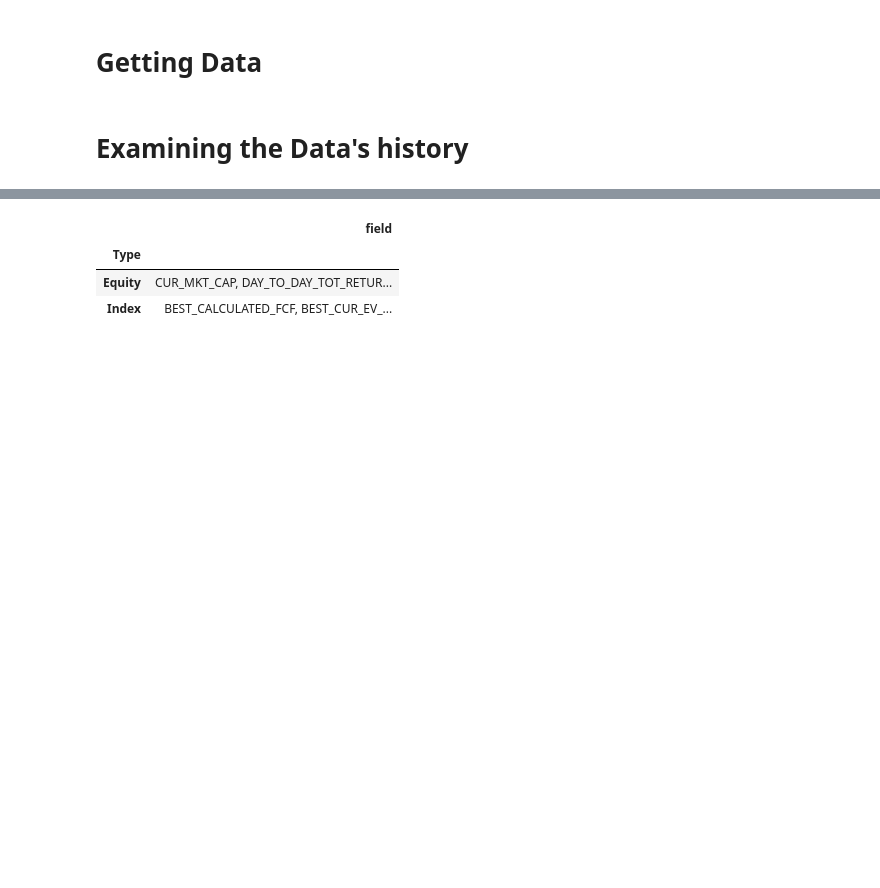
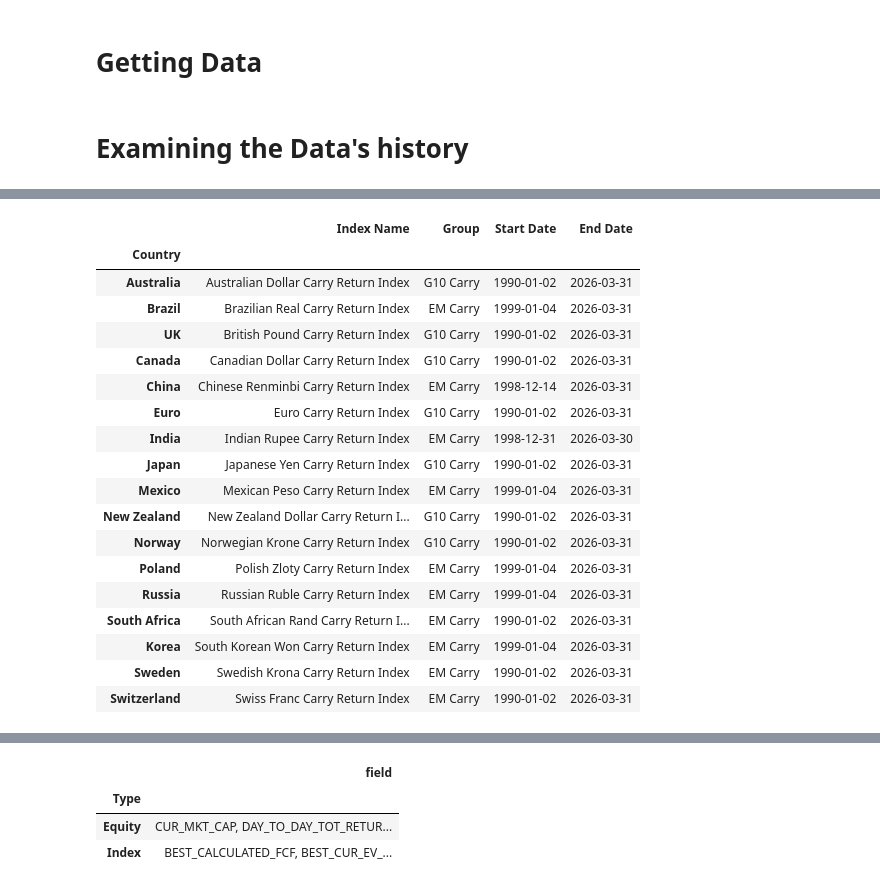
Before and after one commit to diegodalvarez/FXEquitySpillover, a Jupyter notebook: notebook/0DataComparison.ipynb, the cells around one changed output, grey strips where cells are left out. Drawn from its saved outputs; the diff is of its cells as text; code cells hidden in the pictures; blank space fills up the shorter version.

```diff
--- a/notebook/0DataComparison.ipynb
+++ b/notebook/0DataComparison.ipynb
@@ -141,3 +95,48 @@ display(pd
+# %%
+display(pd
+    .read_parquet(path = path, engine = "pyarrow")
+    .assign(security = lambda x: x.security.str.strip())
+    .rename(columns = {"security": "ticker"})
+    .merge(right = df_ticker, how = "inner", on = ["ticker"])
+    .loc[lambda x: x.return_type == "carry"]
+    .dropna()
+    [["date", "name", "group", "country"]]
+    .assign(
+        date = lambda x: pd.to_datetime(x.date).dt.date,
+        name = lambda x: x.name.str.split("/").str[-1].str.strip())
+    .groupby(["name", "group", "country"])
+    ["date"]
+    .agg(["min", "max"])
+    .reset_index()
+    .replace(RENAMER)
+    [["country", "name", "group", "min", "max"]]
+    .rename(columns = {
+        "country": "Country",
+        "name"   : "Index Name",
+        "group"  : "Group",
+        "min"    : "Start Date",
+        "max"    : "End Date"})
+    .set_index("Country"))
+# %% [output]
+|  | Index Name | Group | Start Date | End Date |
+| Country |  |  |  |  |
+| Australia | Australian Dollar Carry Return Index | G10 Carry | 1990-01-02 | 2026-03-31 |
+| Brazil | Brazilian Real Carry Return Index | EM Carry | 1999-01-04 | 2026-03-31 |
+| UK | British Pound Carry Return Index | G10 Carry | 1990-01-02 | 2026-03-31 |
+| Canada | Canadian Dollar Carry Return Index | G10 Carry | 1990-01-02 | 2026-03-31 |
+| China | Chinese Renminbi Carry Return Index | EM Carry | 1998-12-14 | 2026-03-31 |
+| Euro | Euro Carry Return Index | G10 Carry | 1990-01-02 | 2026-03-31 |
+| India | Indian Rupee Carry Return Index | EM Carry | 1998-12-31 | 2026-03-30 |
+| Japan | Japanese Yen Carry Return Index | G10 Carry | 1990-01-02 | 2026-03-31 |
+| Mexico | Mexican Peso Carry Return Index | EM Carry | 1999-01-04 | 2026-03-31 |
+| New Zealand | New Zealand Dollar Carry Return I... | G10 Carry | 1990-01-02 | 2026-03-31 |
+| Norway | Norwegian Krone Carry Return Index | G10 Carry | 1990-01-02 | 2026-03-31 |
+| Poland | Polish Zloty Carry Return Index | EM Carry | 1999-01-04 | 2026-03-31 |
+| Russia | Russian Ruble Carry Return Index | EM Carry | 1999-01-04 | 2026-03-31 |
+| South Africa | South African Rand Carry Return I... | EM Carry | 1990-01-02 | 2026-03-31 |
+| Korea | South Korean Won Carry Return Index | EM Carry | 1999-01-04 | 2026-03-31 |
+| Sweden | Swedish Krona Carry Return Index | EM Carry | 1990-01-02 | 2026-03-31 |
+| Switzerland | Swiss Franc Carry Return Index | EM Carry | 1990-01-02 | 2026-03-31 |
 # %%
 display(df_ticker
     [["country", "etf_ticker", "etf_benchmark"]]
```
Also changed, not shown: parts of 17 cells of this notebook, 11 other files.
